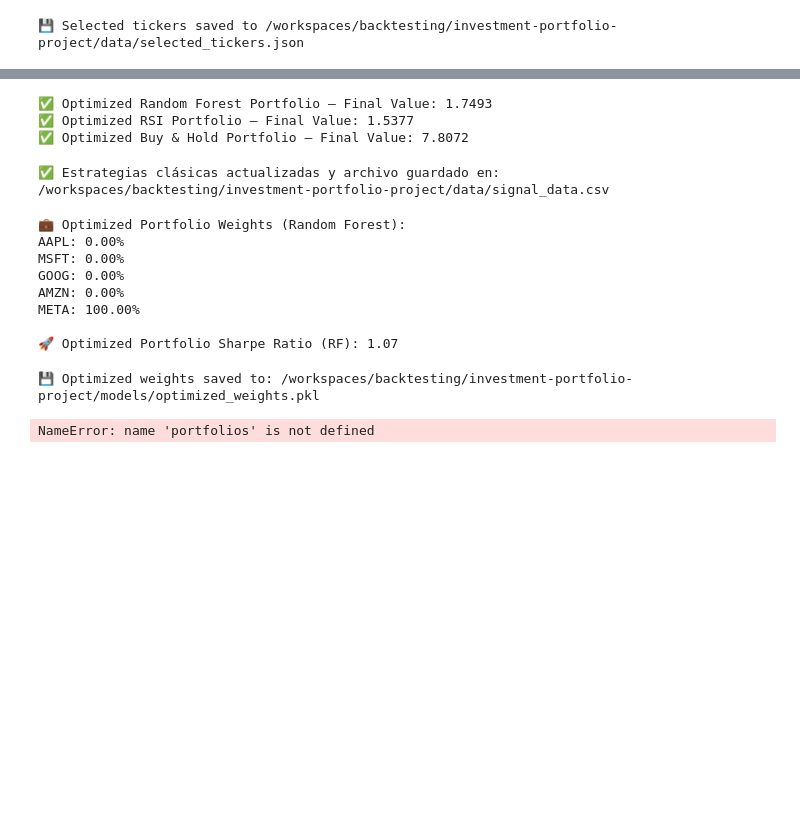
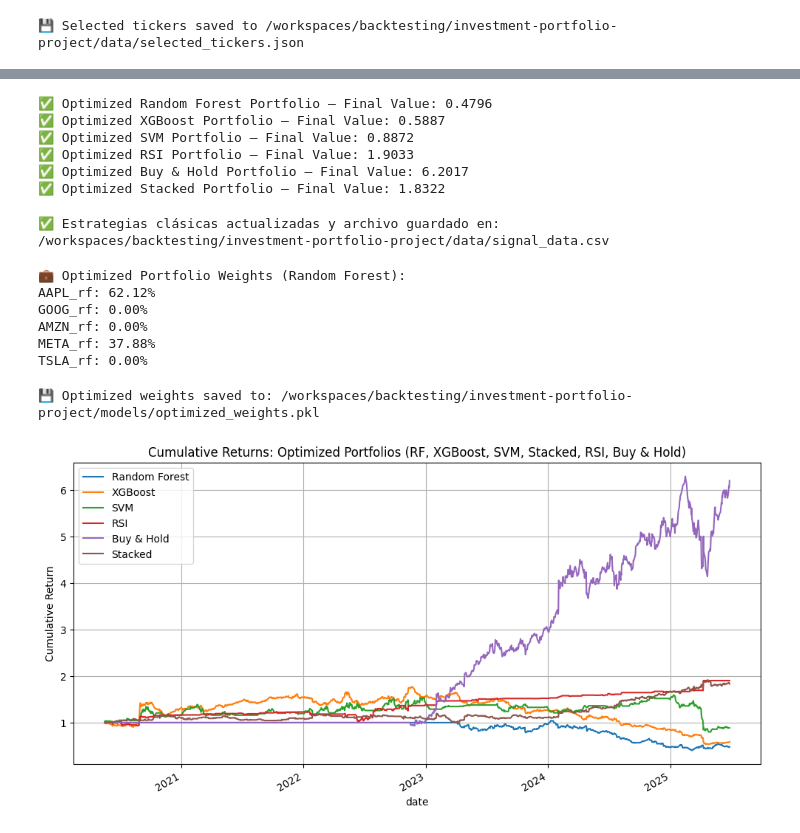
Before and after one commit to juanmartip95/backtesting, a Jupyter notebook: investment-portfolio-project/notebooks/06_portfolio_optimization.ipynb, the cells around one changed output, grey strips where cells are left out. Drawn from its saved outputs; the diff is of its cells as text; code cells hidden in the pictures; blank space fills up the shorter version.

```diff
--- a/investment-portfolio-project/notebooks/06_portfolio_optimization.ipynb
+++ b/investment-portfolio-project/notebooks/06_portfolio_optimization.ipynb
@@ -215,14 +416,20 @@ def optimize_combined_strategy(returns_matrix, alpha):
     return result.x, -result.fun  # weights, score
 # %%
 # Separate by strategy type
-rf_strategies = {k: v for k, v in strategy_returns.items() if not any(x in k.lower() for x in ['rsi', 'buyhold'])}
-rsi_strategies = {k: v for k, v in strategy_returns.items() if 'rsi' in k.lower()}
-buyhold_strategies = {k: v for k, v in strategy_returns.items() if 'buyhold' in k.lower()}
+rf_strategies = {k: v for k, v in strategy_returns.items() if '_rf' in k.lower()}
+xgb_strategies = {k: v for k, v in strategy_returns.items() if '_xgb' in k.lower()} # New
+svm_strategies = {k: v for k, v in strategy_returns.items() if '_svm' in k.lower()} # New
+rsi_strategies = {k: v for k, v in strategy_returns.items() if '_rsi' in k.lower()}
+buyhold_strategies = {k: v for k, v in strategy_returns.items() if '_buyhold' in k.lower()}
+stack_strategies = {k: v for k, v in strategy_returns.items() if '_stack' in k.lower()} # New
 
 strategy_sets = {
     'Random Forest': rf_strategies,
+    'XGBoost': xgb_strategies, # New
+    'SVM': svm_strategies,     # New
     'RSI': rsi_strategies,
-    'Buy & Hold': buyhold_strategies
+    'Buy & Hold': buyhold_strategies,
+    'Stacked': stack_strategies # New
 }
 
 optimized_weights = {}
@@ -236,9 +443,12 @@ for name, strat_dict in strategy_sets.items():
     optimized_weights[name] = weights
     print(f"✅ Optimized {name} Portfolio — Final Value: {cumulative_returns[name].iloc[-1]:.4f}")
 # %% [output]
-✅ Optimized Random Forest Portfolio — Final Value: 1.7493
-✅ Optimized RSI Portfolio — Final Value: 1.5377
-✅ Optimized Buy & Hold Portfolio — Final Value: 7.8072
+✅ Optimized Random Forest Portfolio — Final Value: 0.4796
+✅ Optimized XGBoost Portfolio — Final Value: 0.5887
+✅ Optimized SVM Portfolio — Final Value: 0.8872
+✅ Optimized RSI Portfolio — Final Value: 1.9033
+✅ Optimized Buy & Hold Portfolio — Final Value: 6.2017
+✅ Optimized Stacked Portfolio — Final Value: 1.8322
 # %%
 import pandas as pd
 import numpy as np
@@ -278,16 +488,13 @@ print(f"✅ Estrategias clásicas actualizadas y archivo guardado en: {output_pa
 print("\n💼 Optimized Portfolio Weights (Random Forest):")
 for ticker, weight in zip(rf_strategies.keys(), weights):
     print(f"{ticker}: {weight:.2%}")
-print(f"\n🚀 Optimized Portfolio Sharpe Ratio (RF): {sharpe:.2f}")
 # %% [output]
 💼 Optimized Portfolio Weights (Random Forest):
-AAPL: 0.00%
-MSFT: 0.00%
-GOOG: 0.00%
-AMZN: 0.00%
-META: 100.00%
-
-🚀 Optimized Portfolio Sharpe Ratio (RF): 1.07
+AAPL_rf: 62.12%
+GOOG_rf: 0.00%
+AMZN_rf: 0.00%
+META_rf: 37.88%
+TSLA_rf: 0.00%
 # %%
 import joblib
 
@@ -297,14 +504,27 @@ print(f"💾 Optimized weights saved to: {weights_path}")
 # %% [output]
 💾 Optimized weights saved to: /workspaces/backtesting/investment-portfolio-project/models/optimized_weights.pkl
 # %%
-cumulative_returns = {}
-for label, (weights, strategy_dict) in portfolios.items():
-    matrix = pd.concat(strategy_dict.values(), axis=1).fillna(0)
-    weighted_returns = matrix.dot(weights)
-    cumulative_returns[label] = (1 + weighted_returns).cumprod()
-pd.DataFrame(cumulative_returns).plot(figsize=(12,6), title="Cumulative Returns: RF vs RSI vs Buy & Hold")
-plt.ylabel("Cumulative Return")
-plt.grid(True)
-plt.show()
+cumulative_returns_plot = {} # Renamed to avoid conflict with `cumulative_returns` dict above
+
+# Iterate through optimized weights and calculate cumulative returns for plotting
+for name, weights in optimized_weights.items():
+    strat_dict = strategy_sets[name] # Get the corresponding strategy dictionary
+
+    # Ensure strat_dict is not empty before concatenation
+    if strat_dict:
+        returns_df = pd.concat(strat_dict.values(), axis=1).fillna(0)
+        portfolio_returns = returns_df.dot(weights)
+        cumulative_returns_plot[name] = (1 + portfolio_returns).cumprod()
+    else:
+        print(f"Warning: No strategies found for '{name}'. Skipping plotting for this set.")
+
+# Plot all optimized portfolios
+if cumulative_returns_plot: # Check if there's anything to plot
+    pd.DataFrame(cumulative_returns_plot).plot(figsize=(12,6), title="Cumulative Returns: Optimized Portfolios (RF, XGBoost, SVM, Stacked, RSI, Buy & Hold)")
+    plt.ylabel("Cumulative Return")
+    plt.grid(True)
+    plt.show()
+else:
+    print("No cumulative returns to plot.")
 # %% [output]
-NameError: name 'portfolios' is not defined
+[figure, added]
```
Also changed, not shown: parts of 8 cells of this notebook, 10 other files.
